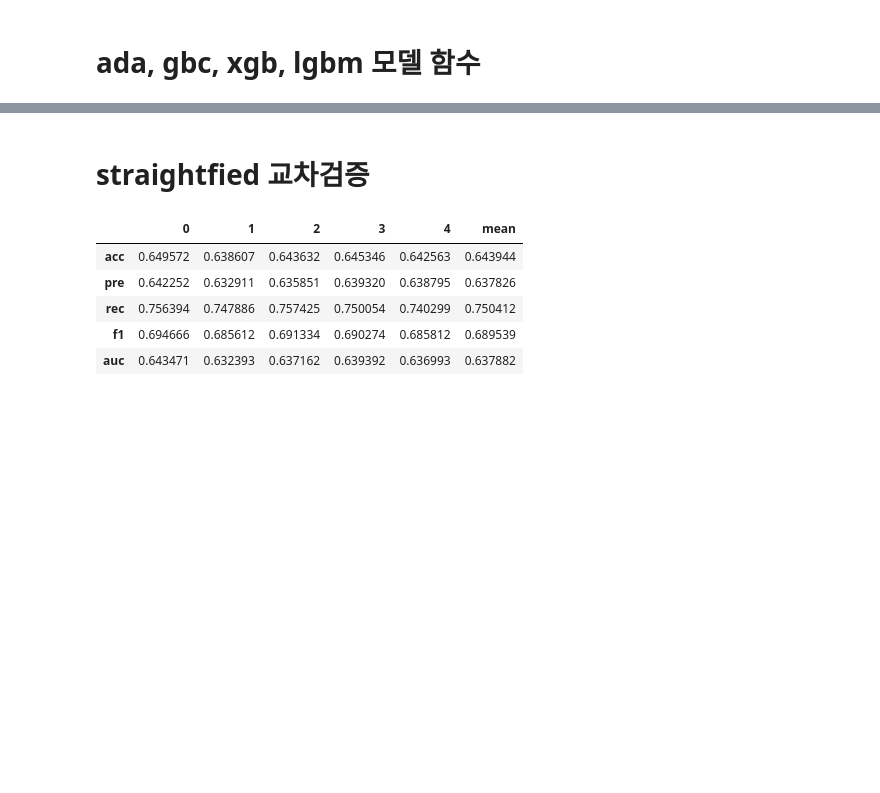
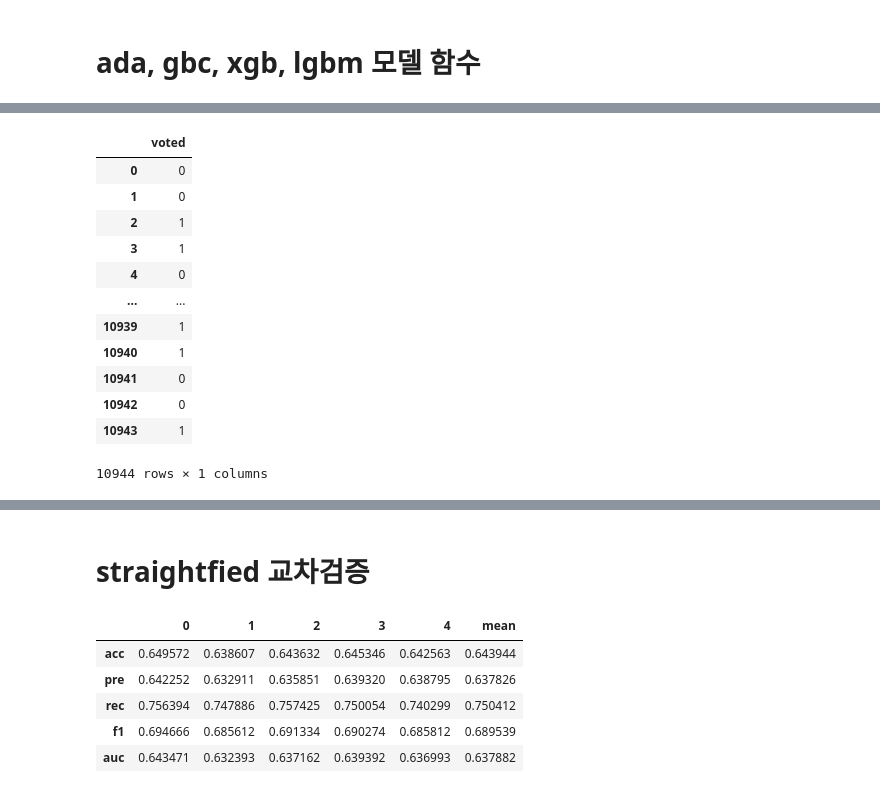
Before and after one commit to dss-14th/ml-repo-3, a Jupyter notebook: yong's/wow_gridsearch.ipynb, the cells around one changed output, grey strips where cells are left out. Drawn from its saved outputs; the diff is of its cells as text; code cells hidden in the pictures; blank space fills up the shorter version.

```diff
--- a/yong's/wow_gridsearch.ipynb
+++ b/yong's/wow_gridsearch.ipynb
@@ -153,0 +139,17 @@ model = [ada]
+# %%
+y_test = pd.read_csv('../MACH_data/Y_test_data_without_0feature.csv' )
+y_test
+# %% [output]
+|  | voted |
+| 0 | 0 |
+| 1 | 0 |
+| 2 | 1 |
+| 3 | 1 |
+| 4 | 0 |
+| ... | ... |
+| 10939 | 1 |
+| 10940 | 1 |
+| 10941 | 0 |
+| 10942 | 0 |
+| 10943 | 1 |
+10944 rows × 1 columns
```
Also changed, not shown: parts of 23 cells of this notebook, 6 other files.
